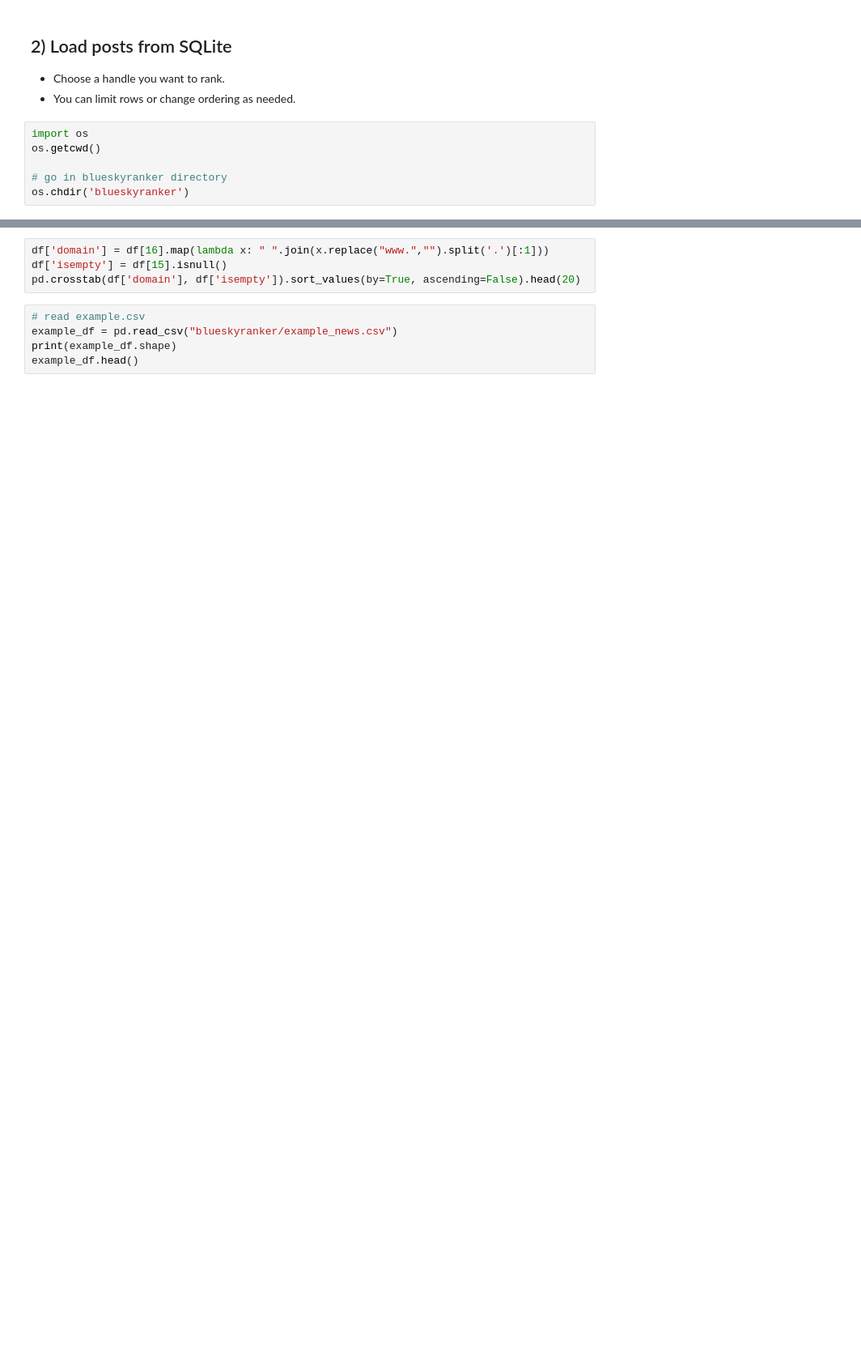
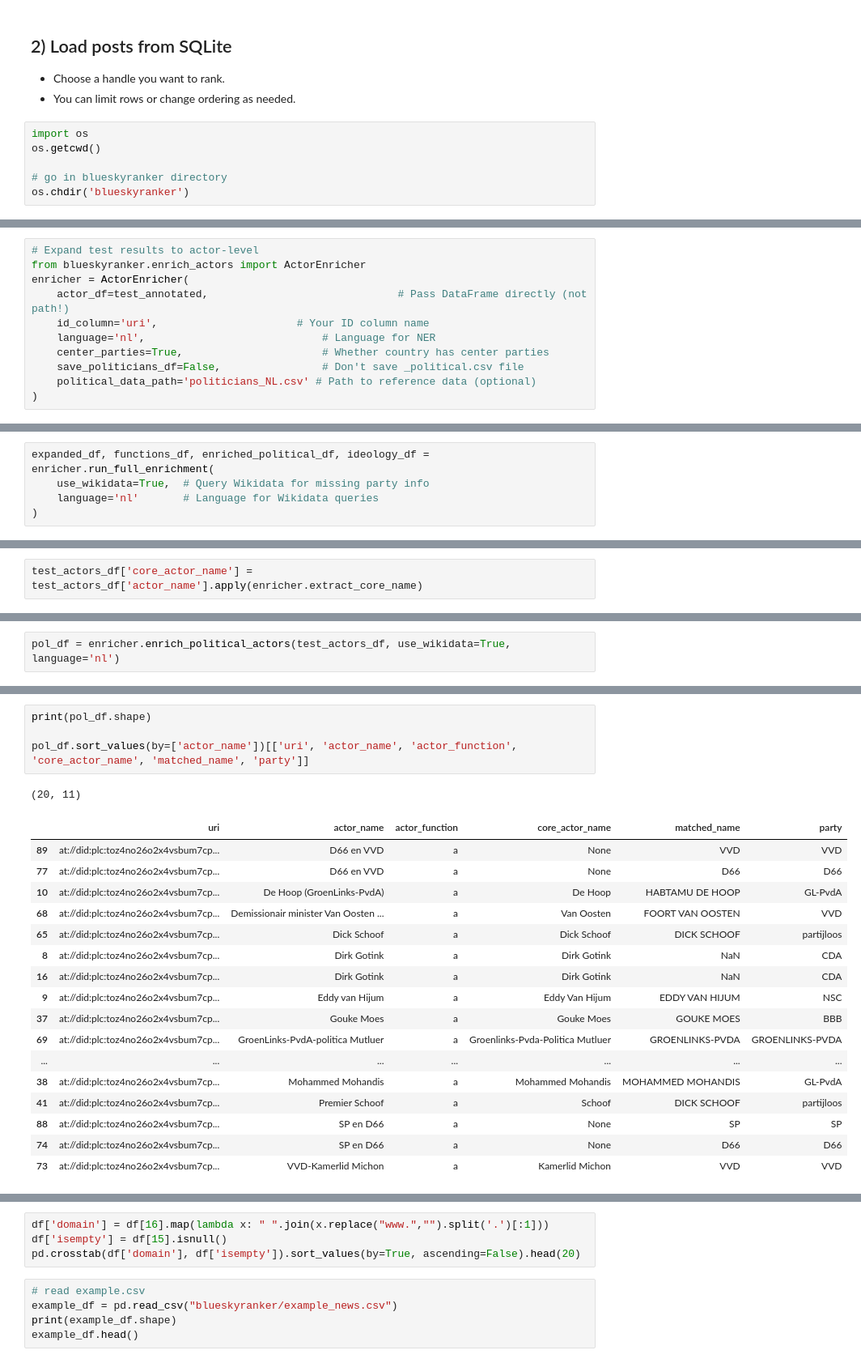
Before and after one commit to ekilik/blueskyranker, a Jupyter notebook: example.ipynb, the cells around one changed output, grey strips where cells are left out. Shown at 81% size. Drawn from its saved outputs; the diff is of its cells as text; blank space fills up the shorter version.

```diff
--- a/example.ipynb
+++ b/example.ipynb
@@ -327,0 +631,11 @@ actor_df[actor_df['actor_function'] == 'a'].actor_name.value_counts(dropna=False
+# %%
+# Expand test results to actor-level
+from blueskyranker.enrich_actors import ActorEnricher
+enricher = ActorEnricher(
+    actor_df=test_annotated,                              # Pass DataFrame directly (not path!)
+    id_column='uri',                      # Your ID column name
+    language='nl',                            # Language for NER
+    center_parties=True,                      # Whether country has center parties
+    save_politicians_df=False,                # Don't save _political.csv file
+    political_data_path='politicians_NL.csv' # Path to reference data (optional)
+)
@@ -327,0 +645,5 @@ actor_df[actor_df['actor_function'] == 'a'].actor_name.value_counts(dropna=False
+# %%
+expanded_df, functions_df, enriched_political_df, ideology_df = enricher.run_full_enrichment(
+    use_wikidata=True,  # Query Wikidata for missing party info
+    language='nl'       # Language for Wikidata queries
+)
@@ -327,0 +770,2 @@ actor_df[actor_df['actor_function'] == 'a'].actor_name.value_counts(dropna=False
+# %%
+test_actors_df['core_actor_name'] = test_actors_df['actor_name'].apply(enricher.extract_core_name)
@@ -327,0 +795,2 @@ actor_df[actor_df['actor_function'] == 'a'].actor_name.value_counts(dropna=False
+# %%
+pol_df = enricher.enrich_political_actors(test_actors_df, use_wikidata=True, language='nl')
@@ -327,0 +819,23 @@ actor_df[actor_df['actor_function'] == 'a'].actor_name.value_counts(dropna=False
+# %%
+print(pol_df.shape)
+
+pol_df.sort_values(by=['actor_name'])[['uri', 'actor_name', 'actor_function', 'core_actor_name', 'matched_name', 'party']]
+# %% [output]
+(20, 11)
+|  | uri | actor_name | actor_function | core_actor_name | matched_name | party |
+| 89 | at://did:plc:toz4no26o2x4vsbum7cp... | D66 en VVD | a | None | VVD | VVD |
+| 77 | at://did:plc:toz4no26o2x4vsbum7cp... | D66 en VVD | a | None | D66 | D66 |
+| 10 | at://did:plc:toz4no26o2x4vsbum7cp... | De Hoop (GroenLinks-PvdA) | a | De Hoop | HABTAMU DE HOOP | GL-PvdA |
+| 68 | at://did:plc:toz4no26o2x4vsbum7cp... | Demissionair minister Van Oosten ... | a | Van Oosten | FOORT VAN OOSTEN | VVD |
+| 65 | at://did:plc:toz4no26o2x4vsbum7cp... | Dick Schoof | a | Dick Schoof | DICK SCHOOF | partijloos |
+| 8 | at://did:plc:toz4no26o2x4vsbum7cp... | Dirk Gotink | a | Dirk Gotink | NaN | CDA |
+| 16 | at://did:plc:toz4no26o2x4vsbum7cp... | Dirk Gotink | a | Dirk Gotink | NaN | CDA |
+| 9 | at://did:plc:toz4no26o2x4vsbum7cp... | Eddy van Hijum | a | Eddy Van Hijum | EDDY VAN HIJUM | NSC |
+| 37 | at://did:plc:toz4no26o2x4vsbum7cp... | Gouke Moes | a | Gouke Moes | GOUKE MOES | BBB |
+| 69 | at://did:plc:toz4no26o2x4vsbum7cp... | GroenLinks-PvdA-politica Mutluer | a | Groenlinks-Pvda-Politica Mutluer | GROENLINKS-PVDA | GROENLINKS-PVDA |
+| ... | ... | ... | ... | ... | ... | ... |
+| 38 | at://did:plc:toz4no26o2x4vsbum7cp... | Mohammed Mohandis | a | Mohammed Mohandis | MOHAMMED MOHANDIS | GL-PvdA |
+| 41 | at://did:plc:toz4no26o2x4vsbum7cp... | Premier Schoof | a | Schoof | DICK SCHOOF | partijloos |
+| 88 | at://did:plc:toz4no26o2x4vsbum7cp... | SP en D66 | a | None | SP | SP |
+| 74 | at://did:plc:toz4no26o2x4vsbum7cp... | SP en D66 | a | None | D66 | D66 |
+| 73 | at://did:plc:toz4no26o2x4vsbum7cp... | VVD-Kamerlid Michon | a | Kamerlid Michon | VVD | VVD |
```
Also changed, not shown: parts of 74 cells of this notebook.
